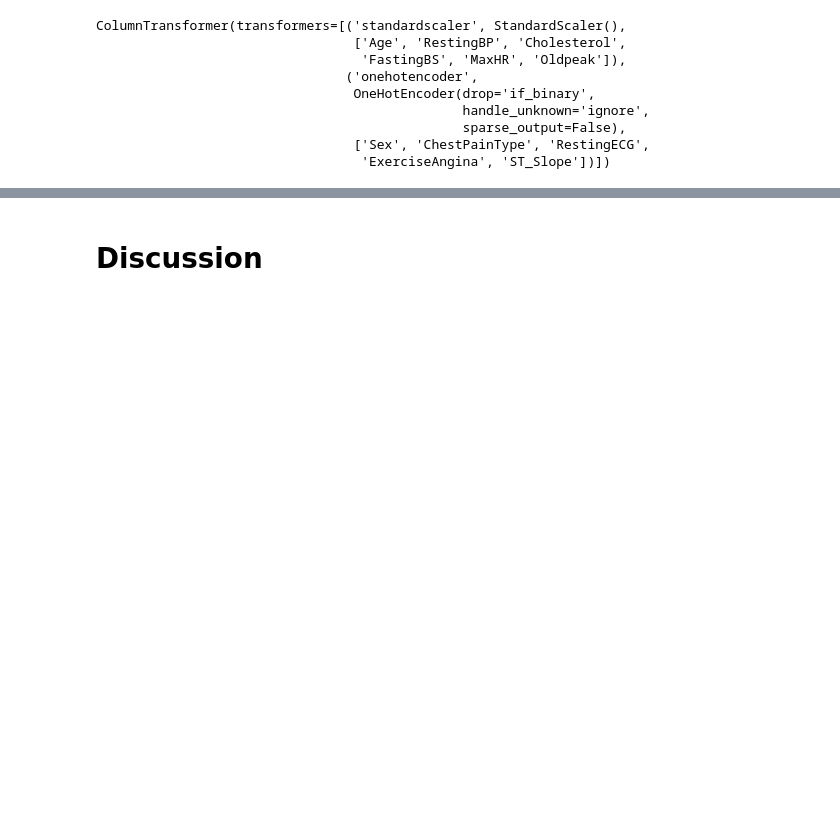
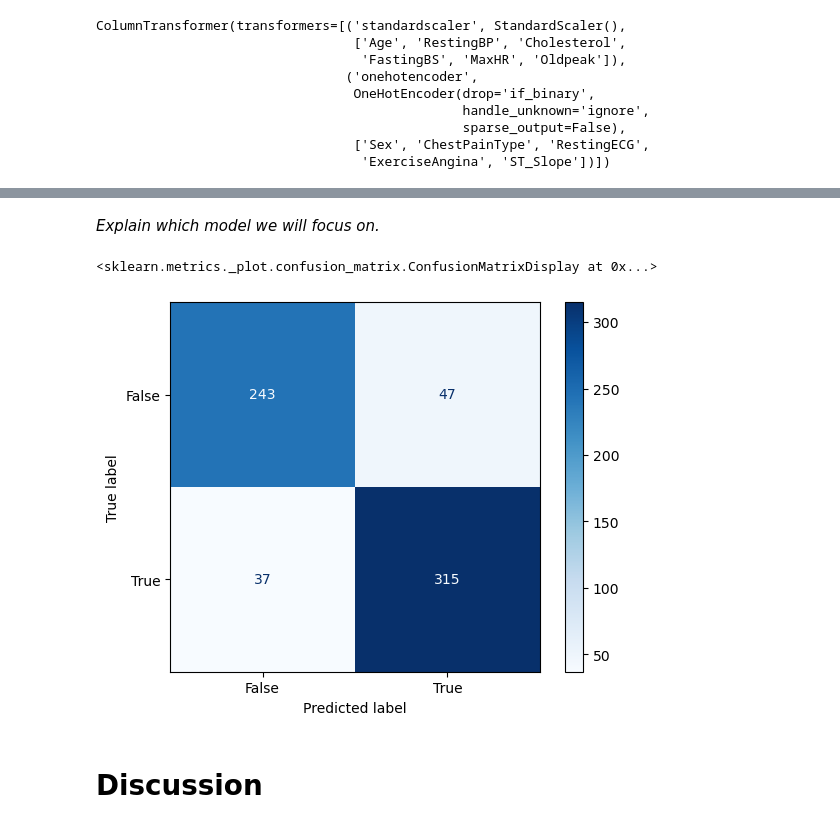
Before and after one commit to EricYangg/Heart-Failure-Classification, a Jupyter notebook: heart_disease_analysis.ipynb, the cells around one changed output, grey strips where cells are left out. Cells and saved outputs as stored; diff of their text form; code cells hidden in the pictures; blank space fills up the shorter version.

Commit message:
Add models and analysis

```diff
--- a/heart_disease_analysis.ipynb
+++ b/heart_disease_analysis.ipynb
@@ -270,8 +224,0 @@ results_df
-# %%
-lr_pipe.fit(X_train, y_train)
-y_pred_lr = lr_pipe.predict(X_test)
-cm = confusion_matrix(y_test, y_pred_lr)
-disp = ConfusionMatrixDisplay(confusion_matrix=cm)
-disp.plot(cmap='Blues')
-plt.title("Confusion Matrix – Logistic Regression")
-plt.show()
@@ -280,3 +268,30 @@ plt.show()
+# %% [markdown]
+_Explain which model we will focus on._
+# %%
+# Confusion Matrix for Logistic Regression
+lr_pipe = make_pipeline(preprocessor,
+                        LogisticRegression(random_state=123, max_iter=1000))
+
+conf_mat_logreg = ConfusionMatrixDisplay.from_estimator(
+    #build_pipe["logistic_regression"].fit(X_train, y_train),
+    lr_pipe.fit(X_train, y_train),
+    X_train,
+    y_train,
+    values_format="d",
+    cmap='Blues'
+)
+conf_mat_logreg
+
+# build_pipe["logistic_regression"].fit(X_train, y_train)
+# y_pred_lr = lr_pipe.predict(X_test)
+# cm = confusion_matrix(y_test, y_pred_lr)
+# disp = ConfusionMatrixDisplay(confusion_matrix=cm)
+# disp.plot(cmap='Blues')
+# plt.title("Confusion Matrix – Logistic Regression")
+# plt.show()
+# %% [output]
+<sklearn.metrics._plot.confusion_matrix.ConfusionMatrixDisplay at 0x...>
+[figure, added]
 # %% [markdown]
 # Discussion
 # %% [markdown]
```
Also changed, not shown: parts of 9 cells of this notebook.
